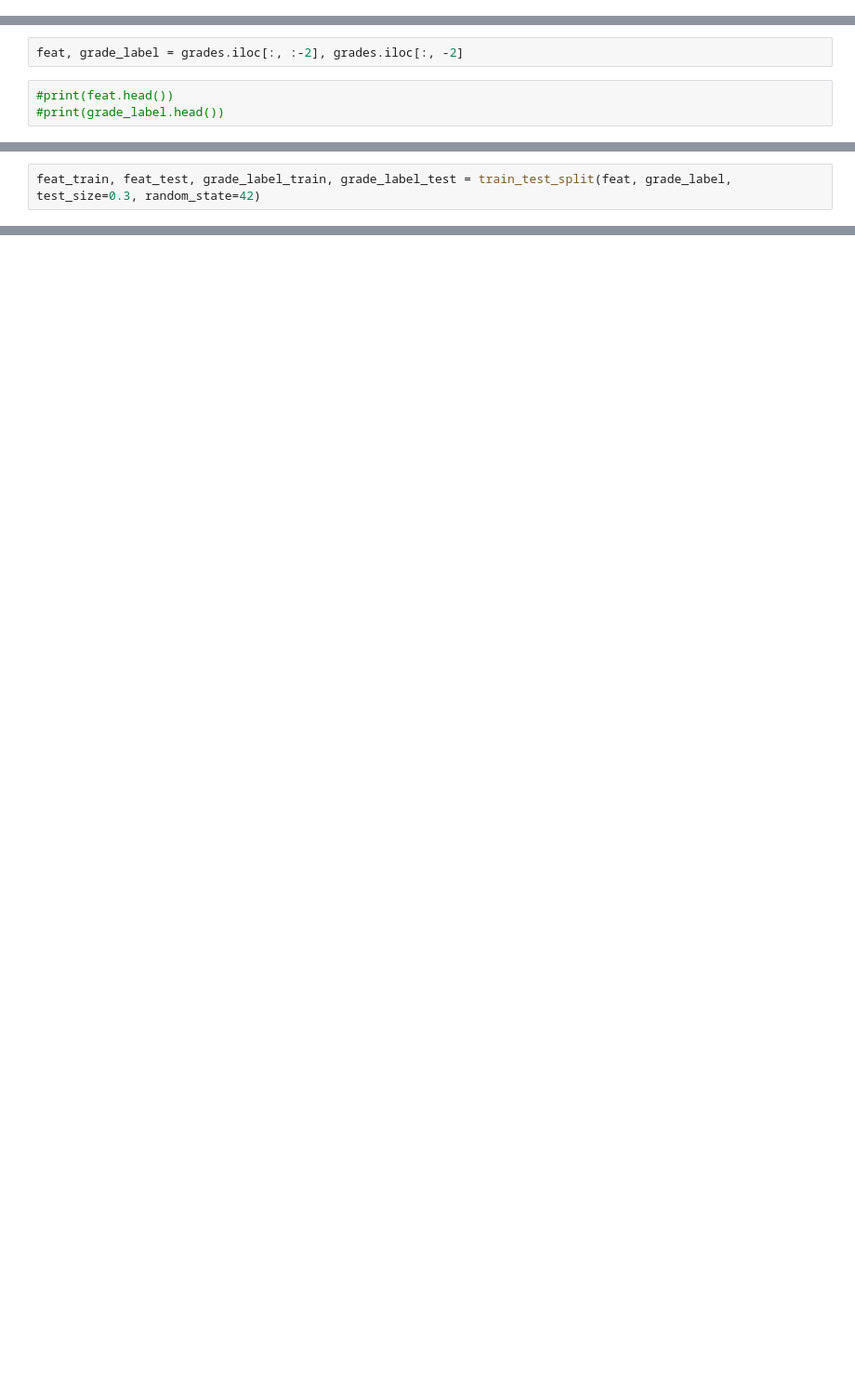
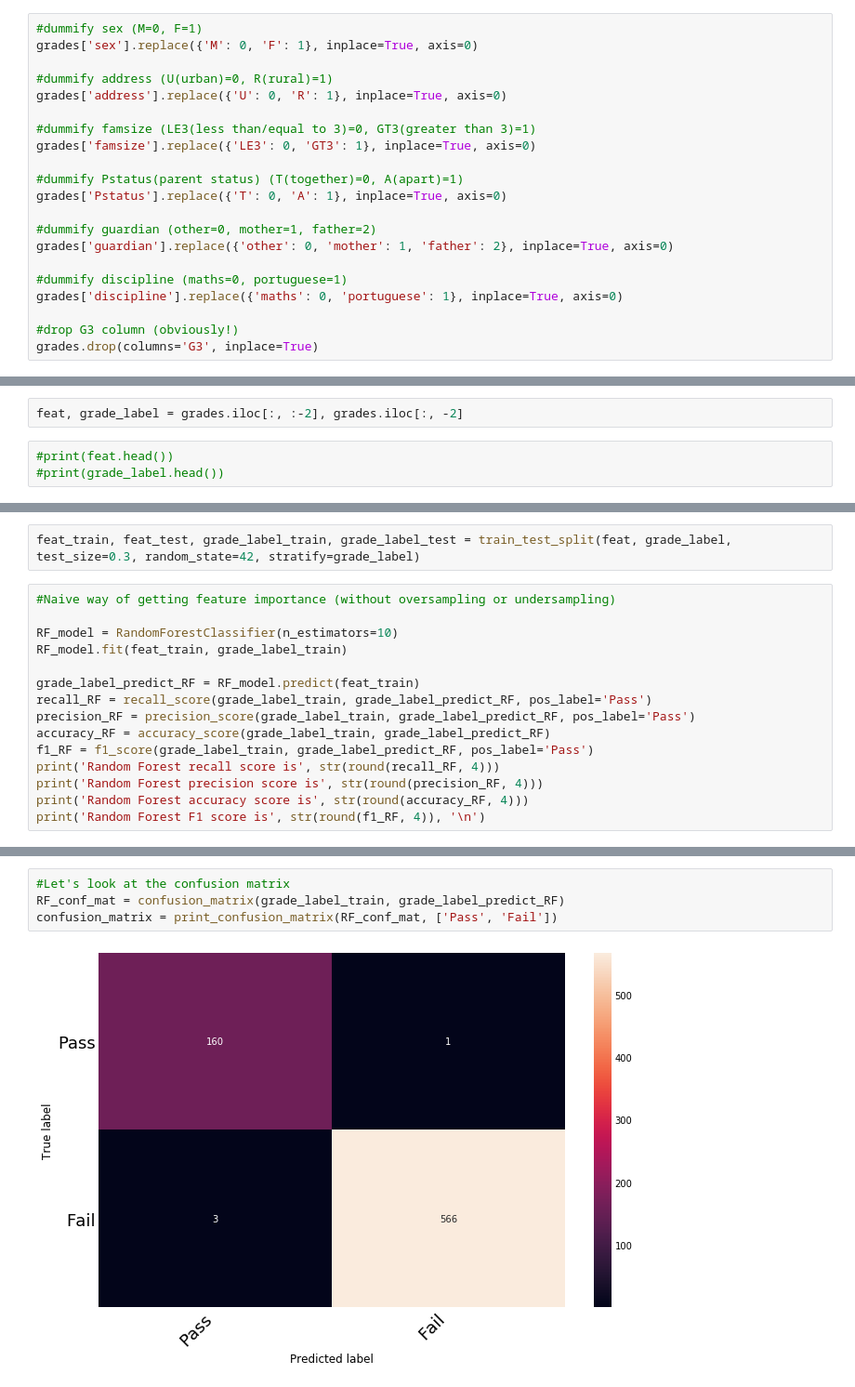
Before and after one commit to Auste1989/metis_projects, a Jupyter notebook: Student_Grade_Prediction/Student_Grade_Prediction_Modelling.ipynb, the cells around one changed output, grey strips where cells are left out. Shown at 93% size. Saved outputs shown, nothing was run; the diff lists cells and outputs as text; blank space fills up the shorter version.

Commit message:
Random Forest feature important and confusion matrix round 1

```diff
--- a/Student_Grade_Prediction/Student_Grade_Prediction_Modelling.ipynb
+++ b/Student_Grade_Prediction/Student_Grade_Prediction_Modelling.ipynb
@@ -79,0 +135,21 @@ grades.head()
+# %%
+#dummify sex (M=0, F=1)
+grades['sex'].replace({'M': 0, 'F': 1}, inplace=True, axis=0)
+
+#dummify address (U(urban)=0, R(rural)=1)
+grades['address'].replace({'U': 0, 'R': 1}, inplace=True, axis=0)
+
+#dummify famsize (LE3(less than/equal to 3)=0, GT3(greater than 3)=1)
+grades['famsize'].replace({'LE3': 0, 'GT3': 1}, inplace=True, axis=0)
+
+#dummify Pstatus(parent status) (T(together)=0, A(apart)=1)
+grades['Pstatus'].replace({'T': 0, 'A': 1}, inplace=True, axis=0)
+
+#dummify guardian (other=0, mother=1, father=2)
+grades['guardian'].replace({'other': 0, 'mother': 1, 'father': 2}, inplace=True, axis=0)
+
+#dummify discipline (maths=0, portuguese=1)
+grades['discipline'].replace({'maths': 0, 'portuguese': 1}, inplace=True, axis=0)
+
+#drop G3 column (obviously!)
+grades.drop(columns='G3', inplace=True)
@@ -85,2 +191,17 @@ feat, grade_label = grades.iloc[:, :-2], grades.iloc[:, -2]
 # %%
-feat_train, feat_test, grade_label_train, grade_label_test = train_test_split(feat, grade_label, test_size=0.3, random_state=42)
+feat_train, feat_test, grade_label_train, grade_label_test = train_test_split(feat, grade_label, test_size=0.3, random_state=42, stratify=grade_label)
+# %%
+#Naive way of getting feature importance (without oversampling or undersampling)
+
+RF_model = RandomForestClassifier(n_estimators=10)
+RF_model.fit(feat_train, grade_label_train)
+
+grade_label_predict_RF = RF_model.predict(feat_train)
+recall_RF = recall_score(grade_label_train, grade_label_predict_RF, pos_label='Pass')
+precision_RF = precision_score(grade_label_train, grade_label_predict_RF, pos_label='Pass')
+accuracy_RF = accuracy_score(grade_label_train, grade_label_predict_RF)
+f1_RF = f1_score(grade_label_train, grade_label_predict_RF, pos_label='Pass')
+print('Random Forest recall score is', str(round(recall_RF, 4)))
+print('Random Forest precision score is', str(round(precision_RF, 4)))
+print('Random Forest accuracy score is', str(round(accuracy_RF, 4)))
+print('Random Forest F1 score is', str(round(f1_RF, 4)), '\n')
@@ -86,0 +238,6 @@ feat_train, feat_test, grade_label_train, grade_label_test = train_test_split(fe
+# %%
+#Let's look at the confusion matrix
+RF_conf_mat = confusion_matrix(grade_label_train, grade_label_predict_RF)
+confusion_matrix = print_confusion_matrix(RF_conf_mat, ['Pass', 'Fail'])
+# %% [output]
+[figure, added]
```
Also changed, not shown: parts of 19 cells of this notebook, 2 other files.
